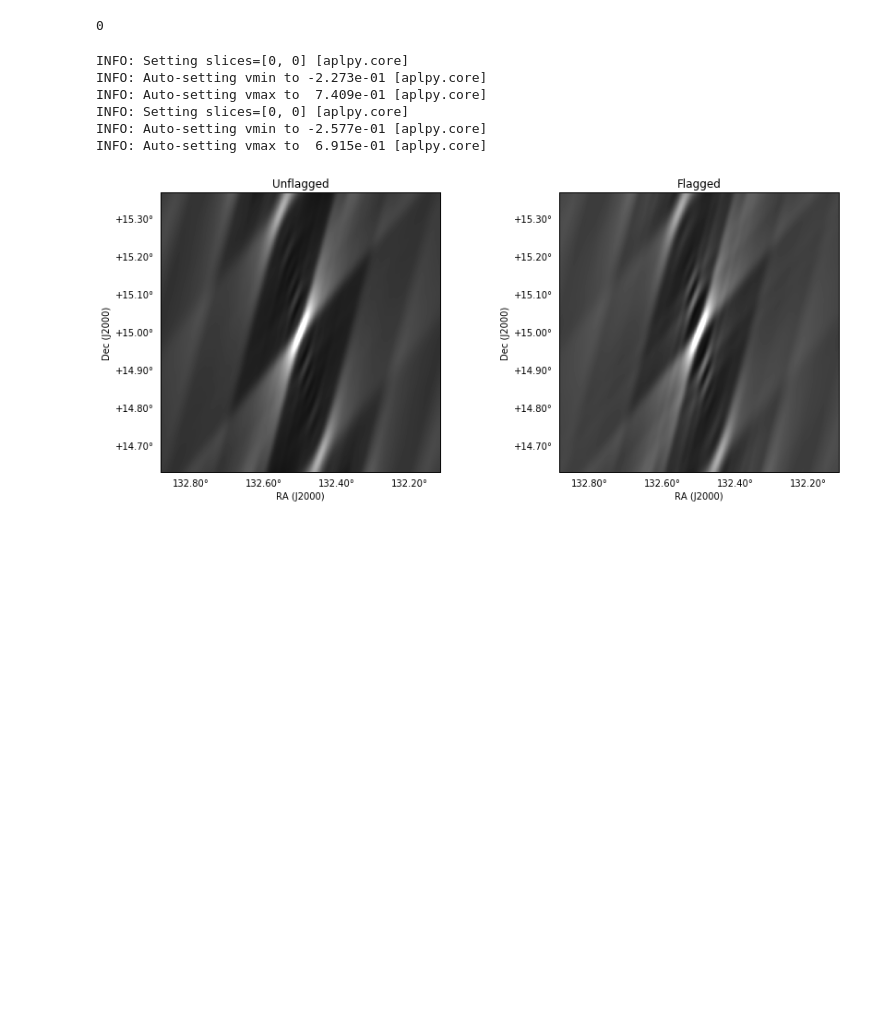
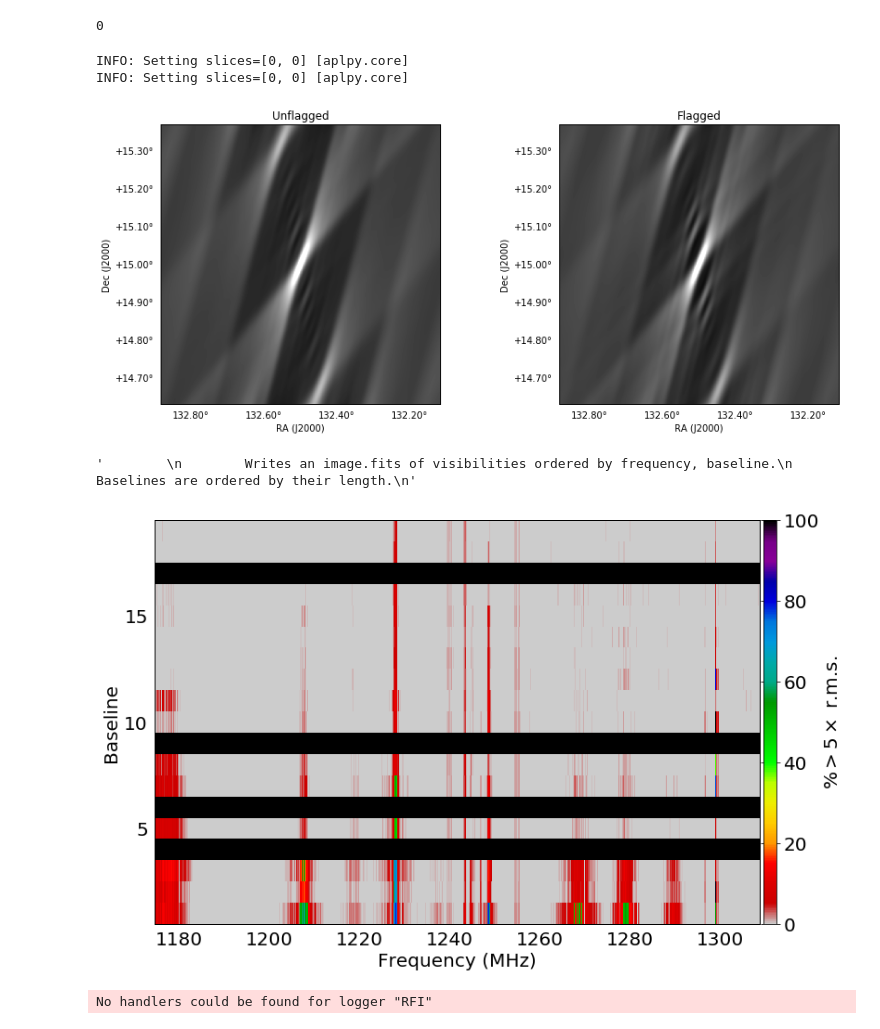
Before and after one commit to eakadams/apertif, a Jupyter notebook: RFI/Tutorial notebook for aperfi.ipynb, the cells around one changed output. Cells and saved outputs as stored; diff of their text form; code cells hidden in the pictures; blank space fills up the shorter version.

Commit message:
RFI image plot

```diff
--- a/RFI/Tutorial notebook for aperfi.ipynb
+++ b/RFI/Tutorial notebook for aperfi.ipynb
@@ -209,26 +209,68 @@ flags = output_file+'-psf.fits'
 fig=plt.figure(figsize=(12,6))
 
 f1=aplpy.FITSFigure(noflags,figure=fig,aspect='equal',subplot=[0.1,0.15,0.35,0.7])
-f1.show_grayscale()
+f1.show_grayscale(vmin=-2.577e-01, vmax=6.915e-01)
 f1.tick_labels.set_yformat('ddd.dd')
 f1.tick_labels.set_xformat('ddd.dd')
 f1.set_title('Unflagged')
 
 f2=aplpy.FITSFigure(flags,figure=fig,aspect='equal',subplot=[0.6,0.15,0.35,0.7])
-f2.show_grayscale()
+f2.show_grayscale(vmin=-2.577e-01, vmax=6.915e-01)
 f2.tick_labels.set_yformat('ddd.dd')
 f2.tick_labels.set_xformat('ddd.dd')
 f2.set_title('Flagged')
 # %% [output]
 INFO: Setting slices=[0, 0] [aplpy.core]
-INFO: Auto-setting vmin to -2.273e-01 [aplpy.core]
-INFO: Auto-setting vmax to  7.409e-01 [aplpy.core]
 INFO: Setting slices=[0, 0] [aplpy.core]
-INFO: Auto-setting vmin to -2.577e-01 [aplpy.core]
-INFO: Auto-setting vmax to  6.915e-01 [aplpy.core]
 [figure]
 # %%
 #Now look at the capabilities for plots of RFI
+# %%
+#First, get a fits image for later plotting
+#Notes from Filippo:
+"""The module: write_freq_base makes a .fits image of size :
+(x = frequency, y = baseline_number ) [in python z has index == 0].
+The values are the percentage of visibiliites identified as RFI for a given baseline and frequency
+(since I integrate over time all visibilities).
+"""
+
+#Notes from module:
+"""
+        Writes an image.fits of visibilities ordered by frequency, baseline.
+        Baselines are ordered by their length.
+"""
+
+#BUT I don't need to run this - find_rfi calls this so, so I already have freq_base.fits
+# %% [output]
+'        \n        Writes an image.fits of visibilities ordered by frequency, baseline.\n        Baselines are ordered by their length.\n'
+# %%
+#Skip to the plotting in that case
+#plot_rfi_im
+
+'''
+    Plots the .fits image output of rfi_im jpg format.
+'''
+arfi.plot_rfi_im()
+# %% [output]
+[figure, added]
+# %%
+#next is plot_noise_frequency
+#Message from Filippo:
+#That should take the same input fits file an make a plot of the predicted noise per channel
+#(so integrating the .fits image over baselines)
+
+'''
+    Plots the noise or % of rfi per frequency channel for all, long and short baselines.
+    In default.cfga
+        aperfi_noise = 'rfi' (or flag)
+        aperfi_plot_long_short = False
+'''
+
+#Note that rfi.cfga example has aperfi_plot_noise instead, and I think that is correct
+
+arfi.plot_noise_frequency()
+# %% [output]
+No handlers could be found for logger "RFI"
 # %%
 """To add to tutorial:
 Compute beam with and without flagging and do a comparison
```
Also changed, not shown: parts of 1 cell of this notebook.
